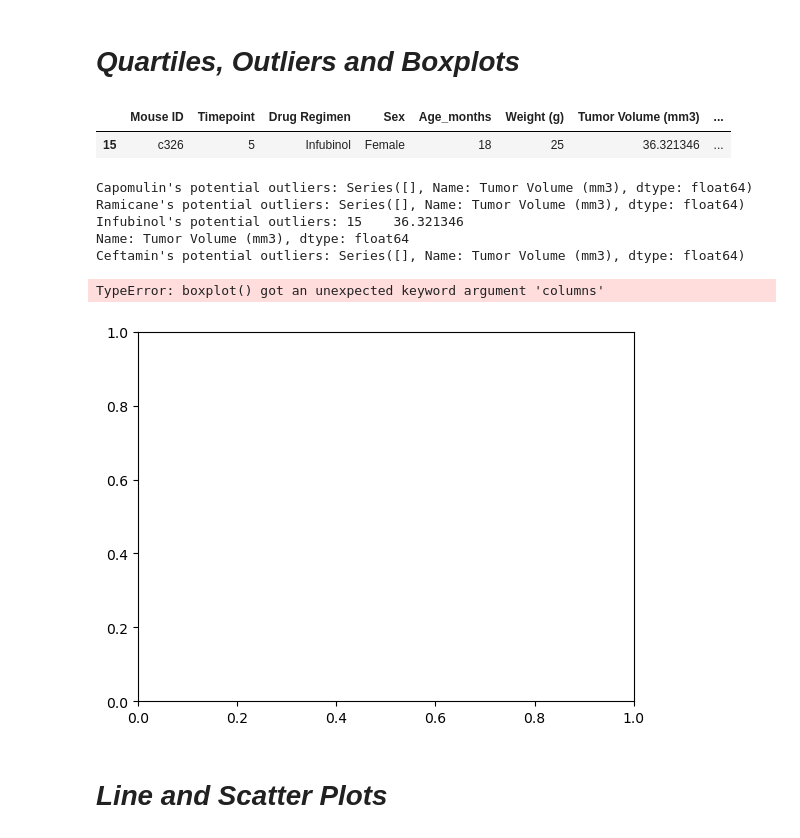
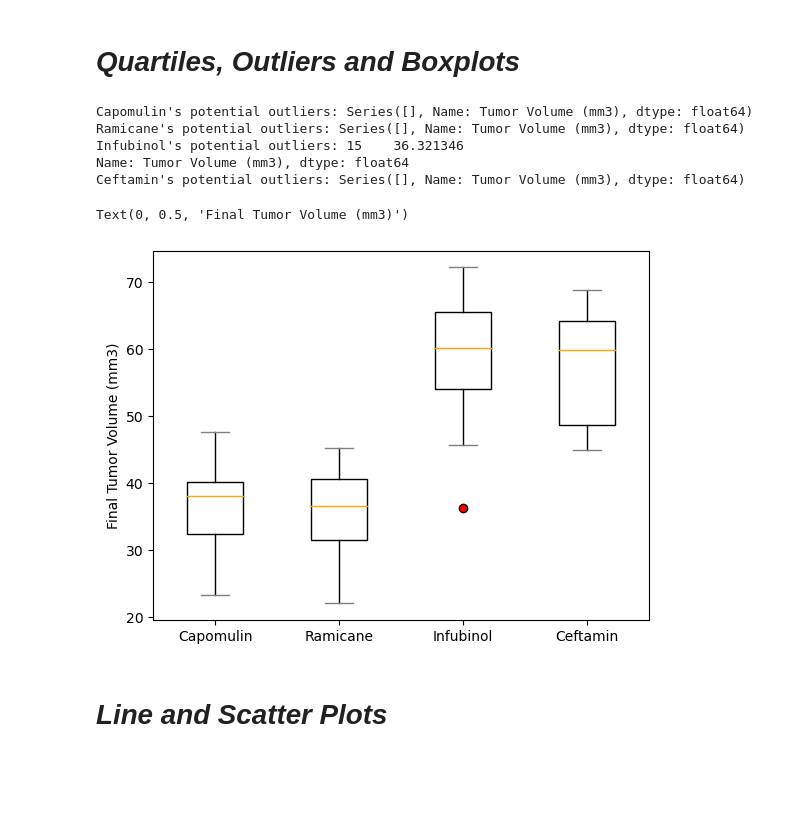
Before and after one commit to abdyraman/matplotlib-challenge, a Jupyter notebook: mouse_study_analysis.ipynb, the cells around one changed output. Drawn from its saved outputs; the diff is of its cells as text; code cells hidden in the pictures; blank space fills up the shorter version.

```diff
--- a/mouse_study_analysis.ipynb
+++ b/mouse_study_analysis.ipynb
@@ -239,10 +241,6 @@ max_tumor = final_tumor_volume.groupby(["Mouse ID"])['Timepoint'].max()
 max_tumor = max_tumor.reset_index()
 # Merge this group df with the original DataFrame to get the tumor volume at the last timepoint
 merged_data = max_tumor.merge(cleaned_df,on=['Mouse ID','Timepoint'],how="left")
-merged_data.sample()
-# %% [output]
-|  | Mouse ID | Timepoint | Drug Regimen | Sex | Age_months | Weight (g) | Tumor Volume (mm3) | ... |
-| 15 | c326 | 5 | Infubinol | Female | 18 | 25 | 36.321346 | ... |
 # %%
 # Put treatments into a list for for loop (and later for plot labels)
 treatment_list = ["Capomulin", "Ramicane", "Infubinol", "Ceftamin"]
@@ -274,24 +272,14 @@ Ramicane's potential outliers: Series([], Name: Tumor Volume (mm3), dtype: float
 Infubinol's potential outliers: 15    36.321346
 Name: Tumor Volume (mm3), dtype: float64
 Ceftamin's potential outliers: Series([], Name: Tumor Volume (mm3), dtype: float64)
-# %%
-# Generate a box plot that shows the distrubution of the tumor volume for each treatment group.
-for drug in treatment_list:
-    final_tumor_vol = merged_data.loc[merged_data["Drug Regimen"] == drug, 'Tumor Volume (mm3)']
-
-final_tumor_vol.plot.box(columns=drug);
-color = {
-    "boxes": "DarkGreen",
-    "whiskers": "DarkOrange",
-    "medians": "DarkBlue",
-    "caps": "Gray",
-}
-
-
-df.plot.box(color=color, sym="r+");
-# %% [output]
-TypeError: boxplot() got an unexpected keyword argument 'columns'
-[figure, removed]
+# %%
+# Generate a box plot that shows the distrubution of the tumor volume for each treatment group.
+plt.boxplot(tumor_vol_list, labels=treatment_list, showfliers=True, notch=False, patch_artist=True, boxprops=dict(facecolor="white"), whiskerprops=dict(color='Black'), medianprops=dict(color='Orange'), capprops=dict(color='Gray'),flierprops=dict(markerfacecolor='red'))
+# set the title and axis labels
+plt.ylabel('Final Tumor Volume (mm3)')
+# %% [output]
+Text(0, 0.5, 'Final Tumor Volume (mm3)')
+[figure, added]
 # %% [markdown]
 # *Line and Scatter Plots*
 # %%
```
Also changed, not shown: parts of 9 cells of this notebook.
